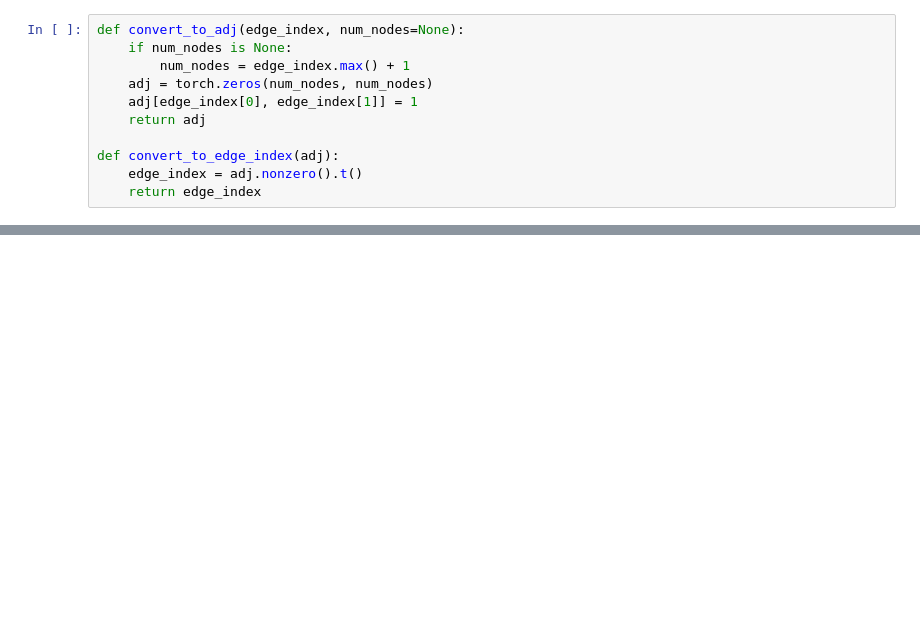
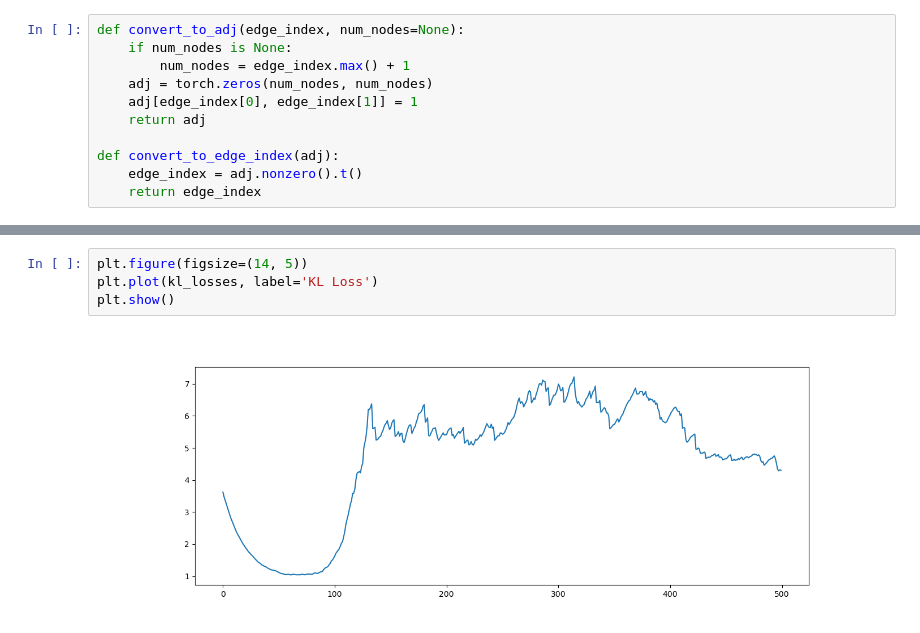
Before and after one commit to Naval-surange/GAENN, a Jupyter notebook: code/inter_molecular_AE.ipynb, the cells around one changed output, grey strips where cells are left out. Drawn from its saved outputs; the diff is of its cells as text; blank space fills up the shorter version.

```diff
--- a/code/inter_molecular_AE.ipynb
+++ b/code/inter_molecular_AE.ipynb
@@ -99,0 +445,6 @@ nx.draw_networkx(G)
+# %%
+plt.figure(figsize=(14, 5))
+plt.plot(kl_losses, label='KL Loss')
+plt.show()
+# %% [output]
+[figure, added]
```
Also changed, not shown: parts of 21 cells of this notebook.
